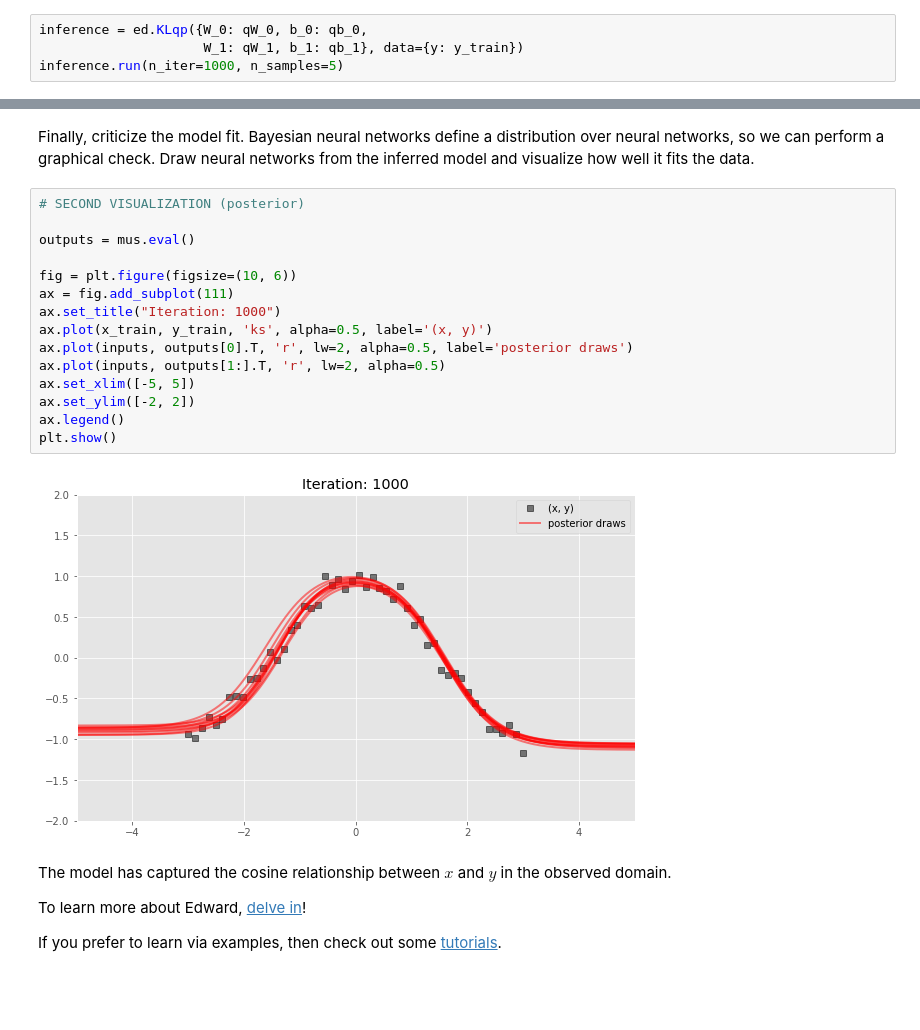
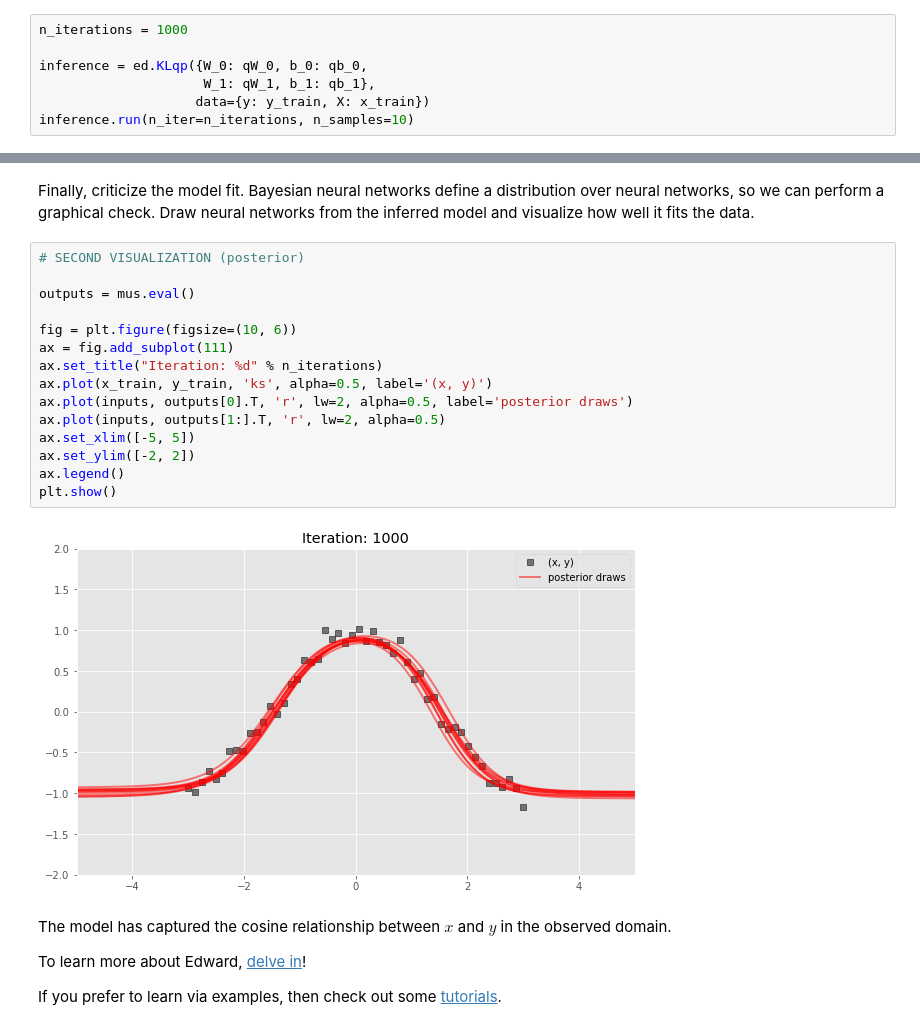
Before and after one commit to yama1968/Spikes, a Jupyter notebook: python/edward_getting_started.ipynb, the cells around one changed output, grey strips where cells are left out. Cells and saved outputs as stored; diff of their text form; blank space fills up the shorter version.

```diff
--- a/python/edward_getting_started.ipynb
+++ b/python/edward_getting_started.ipynb
@@ -96,7 +98,10 @@ plt.show()
 # %% [markdown]
 Now, run variational inference with the [Kullback-Leibler](https://en.wikipedia.org/wiki/Kullback–Leibler_divergence) divergence in order to infer the model’s latent variables with the given data. We specify `1000` iterations.
 # %%
+n_iterations = 1000
+
 inference = ed.KLqp({W_0: qW_0, b_0: qb_0,
-                     W_1: qW_1, b_1: qb_1}, data={y: y_train})
-inference.run(n_iter=1000, n_samples=5)
+                     W_1: qW_1, b_1: qb_1},
+                    data={y: y_train, X: x_train})
+inference.run(n_iter=n_iterations, n_samples=10)
 # %% [output]
@@ -106,20 +111,20 @@ Finally, criticize the model fit. Bayesian neural networks define a distribution
 # %%
 # SECOND VISUALIZATION (posterior)
 
 outputs = mus.eval()
 
 fig = plt.figure(figsize=(10, 6))
 ax = fig.add_subplot(111)
-ax.set_title("Iteration: 1000")
+ax.set_title("Iteration: %d" % n_iterations)
 ax.plot(x_train, y_train, 'ks', alpha=0.5, label='(x, y)')
 ax.plot(inputs, outputs[0].T, 'r', lw=2, alpha=0.5, label='posterior draws')
 ax.plot(inputs, outputs[1:].T, 'r', lw=2, alpha=0.5)
 ax.set_xlim([-5, 5])
 ax.set_ylim([-2, 2])
 ax.legend()
 plt.show()
 # %% [output]
-[figure, old version]
+[figure, new version]
 # %% [markdown]
 The model has captured the cosine relationship between $x$ and $y$ in the observed domain.
 
```
Also changed, not shown: parts of 6 cells of this notebook, 6 other files.
